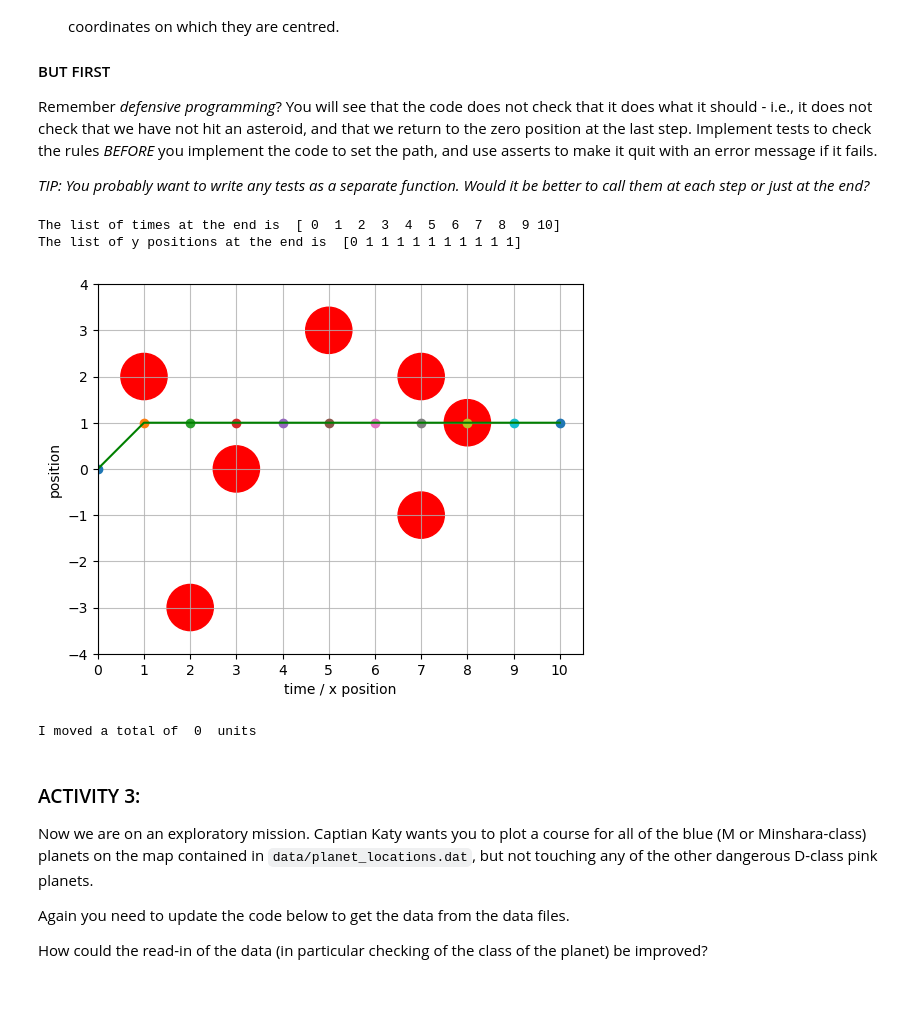
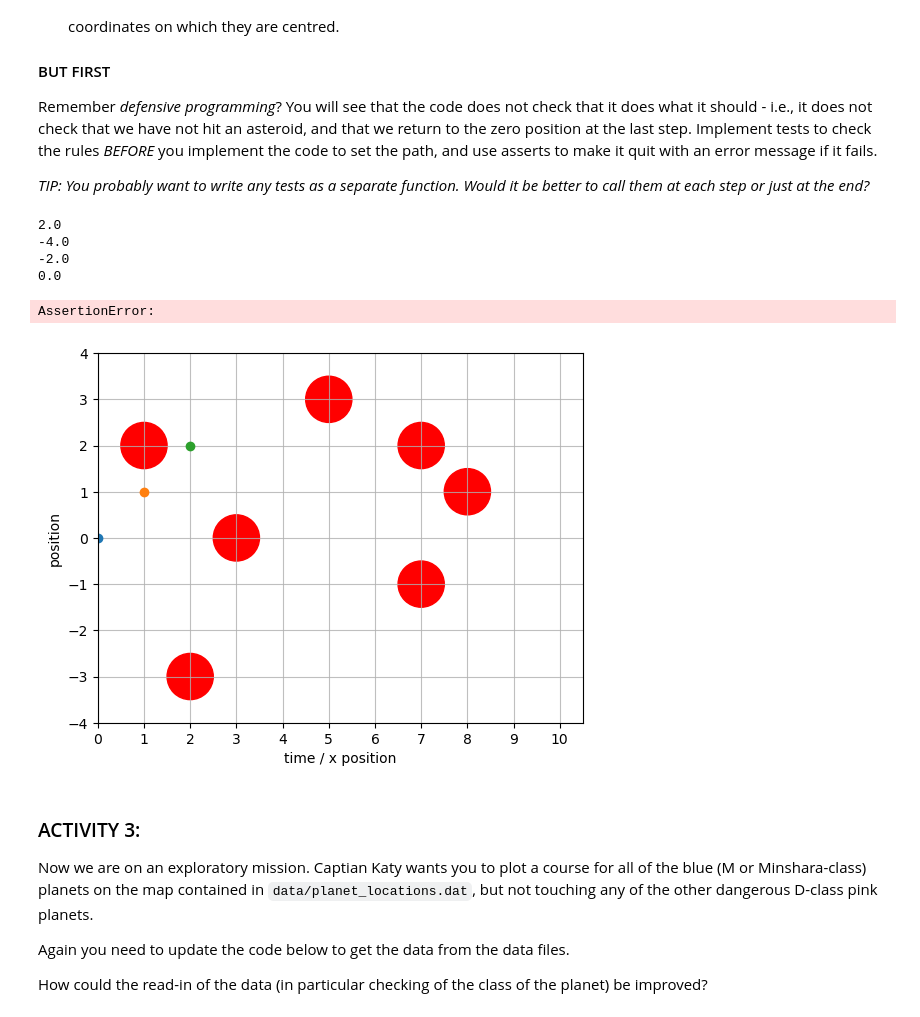
Before and after one commit to balpaik/TopicsInSciComp, a Jupyter notebook: Notebooks/Week2_LabExercises.ipynb, the cells around one changed output. Saved outputs shown, nothing was run; the diff lists cells and outputs as text; code cells hidden in the pictures.

```diff
--- a/Notebooks/Week2_LabExercises.ipynb
+++ b/Notebooks/Week2_LabExercises.ipynb
@@ -79,60 +79,83 @@ Remember *defensive programming*? You will see that the code does not check that
 *TIP: You probably want to write any tests as a separate function. Would it be better to call them at each step or just at the end?*
 # %%
 # Plot again the asteroid field, so that we can plot the path on top of it
-# plt.ion() # Make the plotting interactive so we can update the path as we fly
+
+plt.ion() # Make the plotting interactive so we can update the path as we fly
 fig = plt.figure()
 ax1 = plt.gcf().gca() #this stands for get current figure, get current axis
 plot_asteroid_field(ax1)
 
+
+def check_if_asteroid_is_not_hit():
+    asteroid_field=np.loadtxt('data/asteroid_locations.dat')
+    print(asteroid_field[time_now][1]-list_of_times[time_now])
+    assert (abs(asteroid_field[time_now][1]-list_of_times[time_now])>0.5)
+
+
+def check_if_position_zero_is_reached():
+    assert not(index>len(list_of_times) and list_of_y_positions[index]!=0)
+
+
+
+
 # go through the list of times, where index is the index within the
 # list, and time_now is the entry at that index
 for index, time_now in enumerate(list_of_times) :
-
     # the list of things to do when at a certain time starts with an 'if'
     # start with time is zero, we start at position 0
+
+    check_if_asteroid_is_not_hit()
+
     if time_now == 0 :
         list_of_y_positions[index] = 0
 
     # alternative option denoted by 'elif' (= else if)
     # ie, if the time is between 1 and 3
-    elif (time_now > 0 and time_now < 2) :
+    elif (time_now > 0 and time_now <=2) :
         step_size = 1
         # moving y position by the step size
         list_of_y_positions[index] = list_of_y_positions[index - 1] + step_size
 
     # UPDATE ME!
     # Add more else if options here to cover all the times you need to move the ship
     # (Try to make this as minimal as possible, rather than writing one elif statement
     # per time step)
+    elif (time_now >2 and time_now <=10) :
+        step_size = 1
+        # moving y position by the step size
+        list_of_times[time_now] = list_of_times[time_now-1] + step_size
 
     # finally, give the default option for all other cases using 'else'
     else :
         # nothing happens at other times
         step_size = 0
         # moving y position by the step size
         list_of_y_positions[index] = list_of_y_positions[index - 1] + step_size
+    check_if_position_zero_is_reached()
 
     position_now = list_of_y_positions[index]
     plt.plot(time_now, position_now, 'o')
     #plt.pause(0.3) # This pause just slows down the plotting so it looks nicer
 
 print("The list of times at the end is ", list_of_times)
 print("The list of y positions at the end is ", list_of_y_positions)
 
 plt.plot(list_of_times, list_of_y_positions, 'g-')
 plt.show()
 
 # Uncomment to save the figure
-# plt.savefig("flight_path.png")
+plt.savefig("flight_path.png")
 
 # Print out some information
 total_distance_moved = 0 # UPDATE ME!
 print("I moved a total of ", total_distance_moved, " units")
 # %% [output]
-The list of times at the end is  [ 0  1  2  3  4  5  6  7  8  9 10]
-The list of y positions at the end is  [0 1 1 1 1 1 1 1 1 1 1]
+2.0
+-4.0
+-2.0
+0.0
+AssertionError:
-[figure, old version]
+[figure, new version]
-I moved a total of  0  units
 # %% [markdown]
 ### ACTIVITY 3:
 
```
Also changed, not shown: 2 other files.
